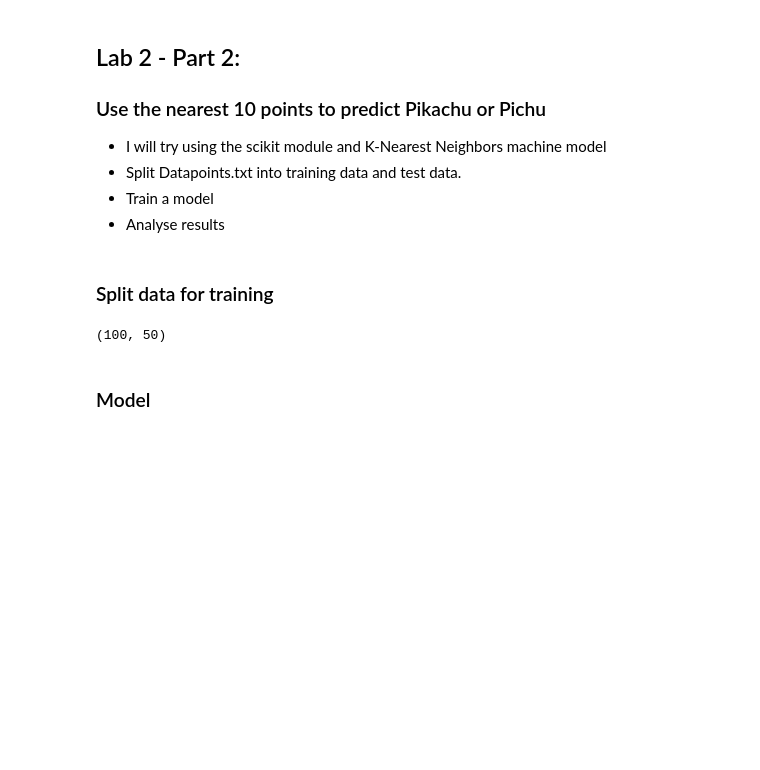
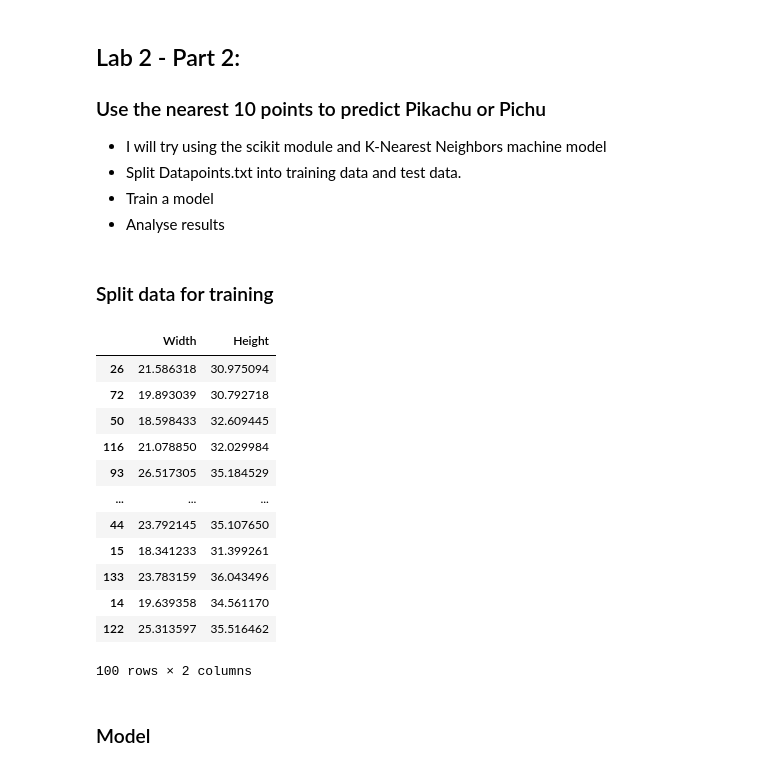
Before and after one commit to smlatic/Python-Edin-Smlatic, a Jupyter notebook: labs/Lab2/Lab2-pokemon.ipynb, the cells around one changed output. Cells and saved outputs as stored; diff of their text form; code cells hidden in the pictures; blank space fills up the shorter version.

```diff
--- a/labs/Lab2/Lab2-pokemon.ipynb
+++ b/labs/Lab2/Lab2-pokemon.ipynb
@@ -197,19 +197,31 @@ y = datapoints_new["Pika1/Pichu0"] # our target column (we want to predict y usi
 # %%
 # Split the data into training and test sets
 from sklearn.model_selection import train_test_split
 
 # The total data is 150 points. The task asks us to divide 100 to training and use
 # 50 as test data. Randomly. So we set our test_size parameter to 50.
 # https://www.sharpsightlabs.com/blog/scikit-train_test_split/
 
 
-X_train, X_test, y_train, y_test = train_test_split(X, y, test_size= 50, random_state=42)
+X_train, X_test, y_train, y_test = train_test_split(X, y, test_size= 50)
 
 len(X_train), len(X_test)
+X_train
 # Now our training set is 100 , and our test is 50
-# I also passed the random_state parameter to have reproducibility.
 # %% [output]
+|  | Width | Height |
+| 26 | 21.586318 | 30.975094 |
+| 72 | 19.893039 | 30.792718 |
+| 50 | 18.598433 | 32.609445 |
+| 116 | 21.078850 | 32.029984 |
+| 93 | 26.517305 | 35.184529 |
+| ... | ... | ... |
+| 44 | 23.792145 | 35.107650 |
+| 15 | 18.341233 | 31.399261 |
+| 133 | 23.783159 | 36.043496 |
+| 14 | 19.639358 | 34.561170 |
+| 122 | 25.313597 | 35.516462 |
-(100, 50)
+100 rows × 2 columns
 # %% [markdown]
 ### Model
 # %%
```
Also changed, not shown: parts of 9 cells of this notebook, 2 other files.
